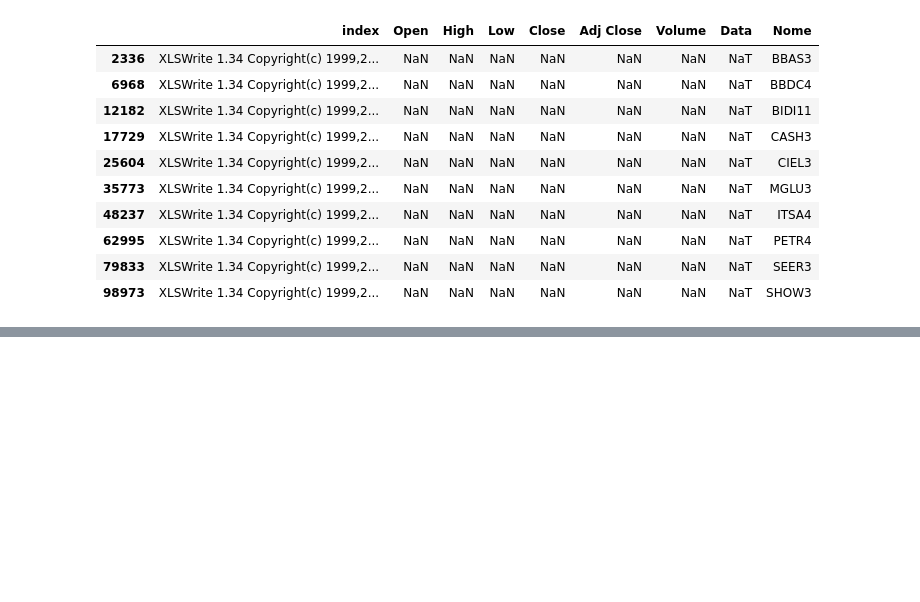
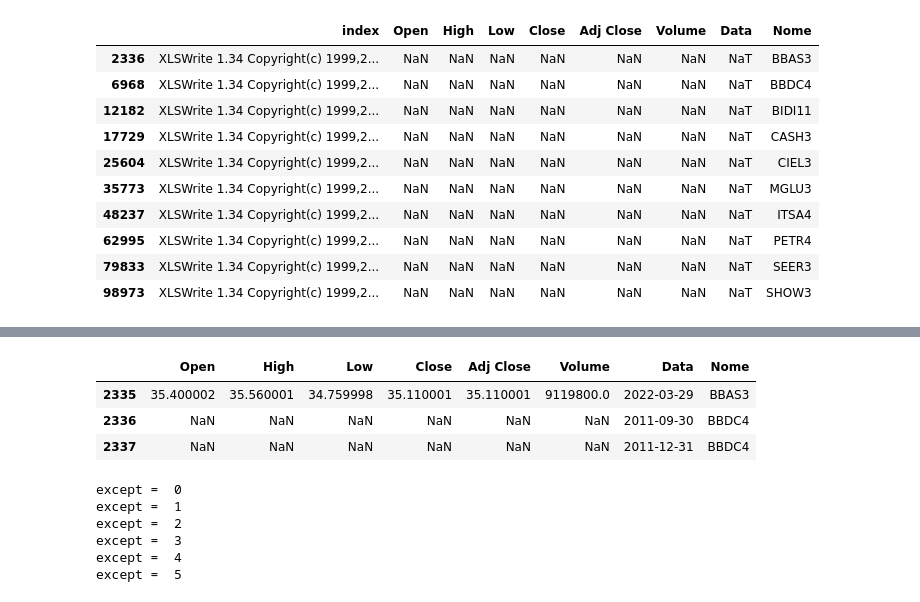
Before and after one commit to renannevesr/ETL, a Jupyter notebook: Acoes.ipynb, the cells around one changed output, grey strips where cells are left out. Cells and saved outputs as stored; diff of their text form; code cells hidden in the pictures; blank space fills up the shorter version.

```diff
--- a/Acoes.ipynb
+++ b/Acoes.ipynb
@@ -159,0 +225,4 @@ cota_final.loc[filtro]
+# %%
+#cota_final.loc[2337]
+cota_final.reset_index(drop=True, inplace=True)
+cota_final.loc[2336]
@@ -159,0 +239,22 @@ cota_final.loc[filtro]
+# %%
+cota_final.loc[2335:2337]
+# %% [output]
+|  | Open | High | Low | Close | Adj Close | Volume | Data | Nome |
+| 2335 | 35.400002 | 35.560001 | 34.759998 | 35.110001 | 35.110001 | 9119800.0 | 2022-03-29 | BBAS3 |
+| 2336 | NaN | NaN | NaN | NaN | NaN | NaN | 2011-09-30 | BBDC4 |
+| 2337 | NaN | NaN | NaN | NaN | NaN | NaN | 2011-12-31 | BBDC4 |
+# %%
+for linha in correcao_linhas:
+  try:
+    for coluna in colunas_cota_final['colunas']:
+          cota_final.loc[linha,f'{coluna}'] = cota_final.loc[linha-1,f'{coluna}']
+  except:
+    cota_final = cota_final.drop(linha,axis=0)
+    print("except = ", linha)
+# %% [output]
+except =  0
+except =  1
+except =  2
+except =  3
+except =  4
+except =  5
```
Also changed, not shown: parts of 11 cells of this notebook.
